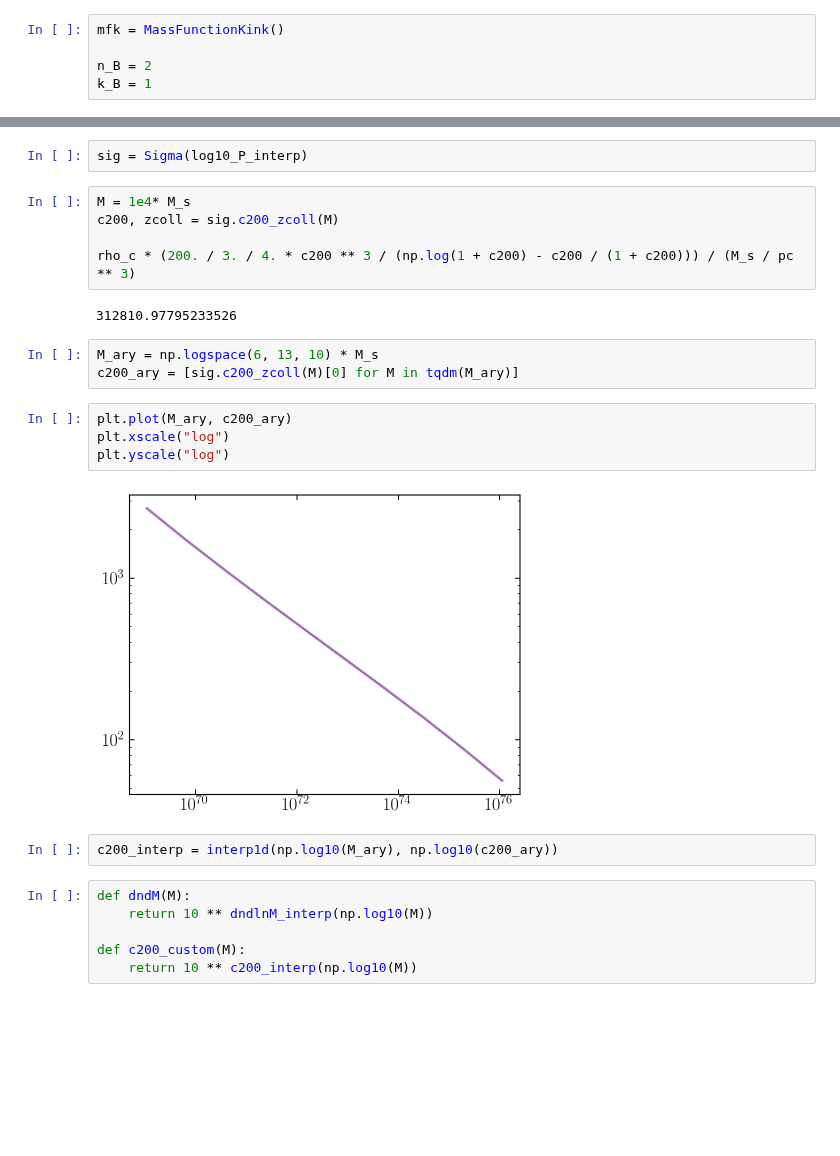
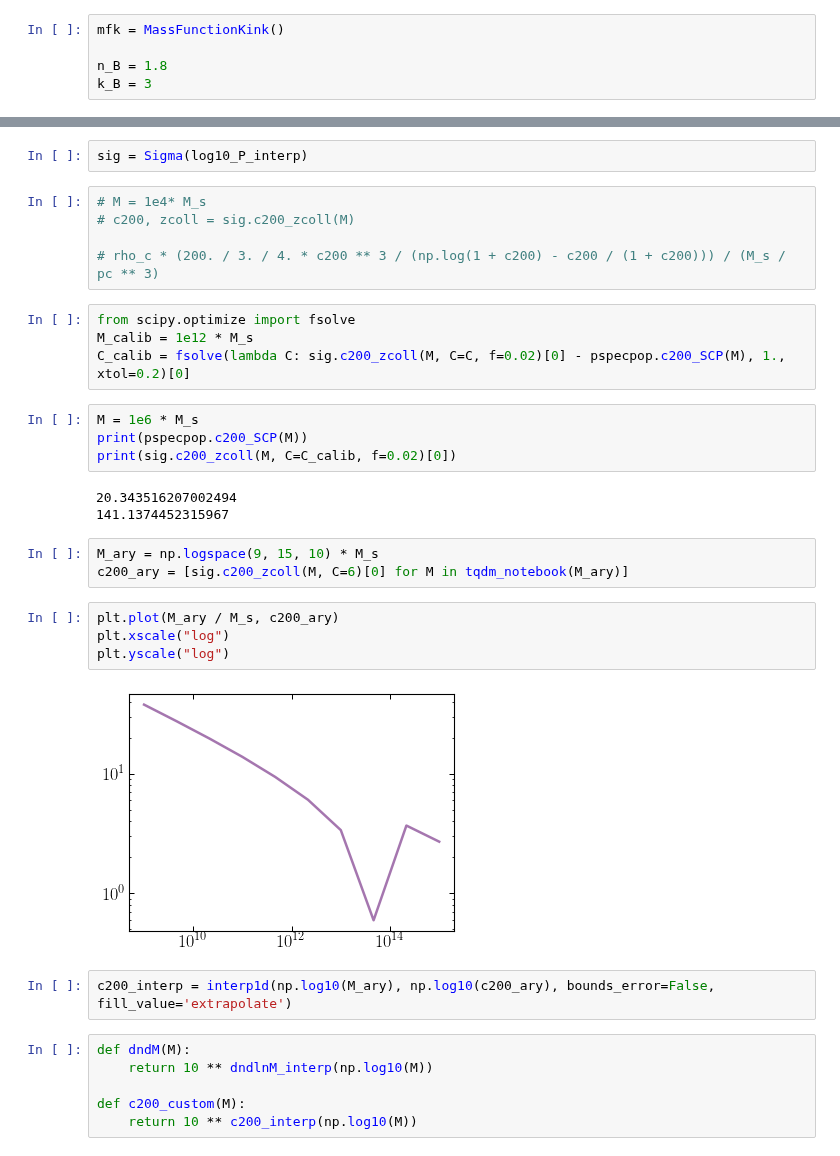
Before and after one commit to smsharma/astrometry-lensing-correlations, a Jupyter notebook: theory/notebooks/08_kink_pipeline.ipynb, the cells around one changed output, grey strips where cells are left out. Drawn from its saved outputs; the diff is of its cells as text; blank space fills up the shorter version.

Commit message:
Calibration of concentration

```diff
--- a/theory/notebooks/08_kink_pipeline.ipynb
+++ b/theory/notebooks/08_kink_pipeline.ipynb
@@ -80,8 +77,8 @@ plots_dir = "/Users/smsharma/Dropbox/Projects/LensPowerSpectra/LensPower/draft/p
 # %%
 mfk = MassFunctionKink()
 
-n_B = 2
-k_B = 1
+n_B = 1.8
+k_B = 3
 # %%
 CLASS_inst = mfk.get_CLASS_kink(k_B=k_B,n_B=n_B, k_max=1e2)
 CLASS_inst_vanilla = mfk.get_CLASS_kink(k_B=k_B, n_B=0.9665, k_max=1e2)
@@ -121,23 +126,32 @@ N_calib_new = pref * quad(lambda M: 10 ** dndlnM_interp(np.log10(M)), 1e8 * M_s,
 # %%
 sig = Sigma(log10_P_interp)
 # %%
-M = 1e4* M_s
-c200, zcoll = sig.c200_zcoll(M)
+# M = 1e4* M_s
+# c200, zcoll = sig.c200_zcoll(M)
 
-rho_c * (200. / 3. / 4. * c200 ** 3 / (np.log(1 + c200) - c200 / (1 + c200))) / (M_s / pc ** 3)
+# rho_c * (200. / 3. / 4. * c200 ** 3 / (np.log(1 + c200) - c200 / (1 + c200))) / (M_s / pc ** 3)
-# %% [output]
-312810.97795233526
+# %%
+from scipy.optimize import fsolve
+M_calib = 1e12 * M_s
+C_calib = fsolve(lambda C: sig.c200_zcoll(M, C=C, f=0.02)[0] - pspecpop.c200_SCP(M), 1., xtol=0.2)[0]
+# %%
+M = 1e6 * M_s
+print(pspecpop.c200_SCP(M))
+print(sig.c200_zcoll(M, C=C_calib, f=0.02)[0])
+# %% [output]
+20.343516207002494
+141.1374452315967
 # %%
-M_ary = np.logspace(6, 13, 10) * M_s
-c200_ary = [sig.c200_zcoll(M)[0] for M in tqdm(M_ary)]
+M_ary = np.logspace(9, 15, 10) * M_s
+c200_ary = [sig.c200_zcoll(M, C=6)[0] for M in tqdm_notebook(M_ary)]
 # %%
-plt.plot(M_ary, c200_ary)
+plt.plot(M_ary / M_s, c200_ary)
 plt.xscale("log")
 plt.yscale("log")
 # %% [output]
-[figure, old version]
+[figure, new version]
 # %%
-c200_interp = interp1d(np.log10(M_ary), np.log10(c200_ary))
+c200_interp = interp1d(np.log10(M_ary), np.log10(c200_ary), bounds_error=False, fill_value='extrapolate')
 # %%
 def dndM(M):
     return 10 ** dndlnM_interp(np.log10(M))
```
Also changed, not shown: parts of 12 cells of this notebook, 3 other files.
